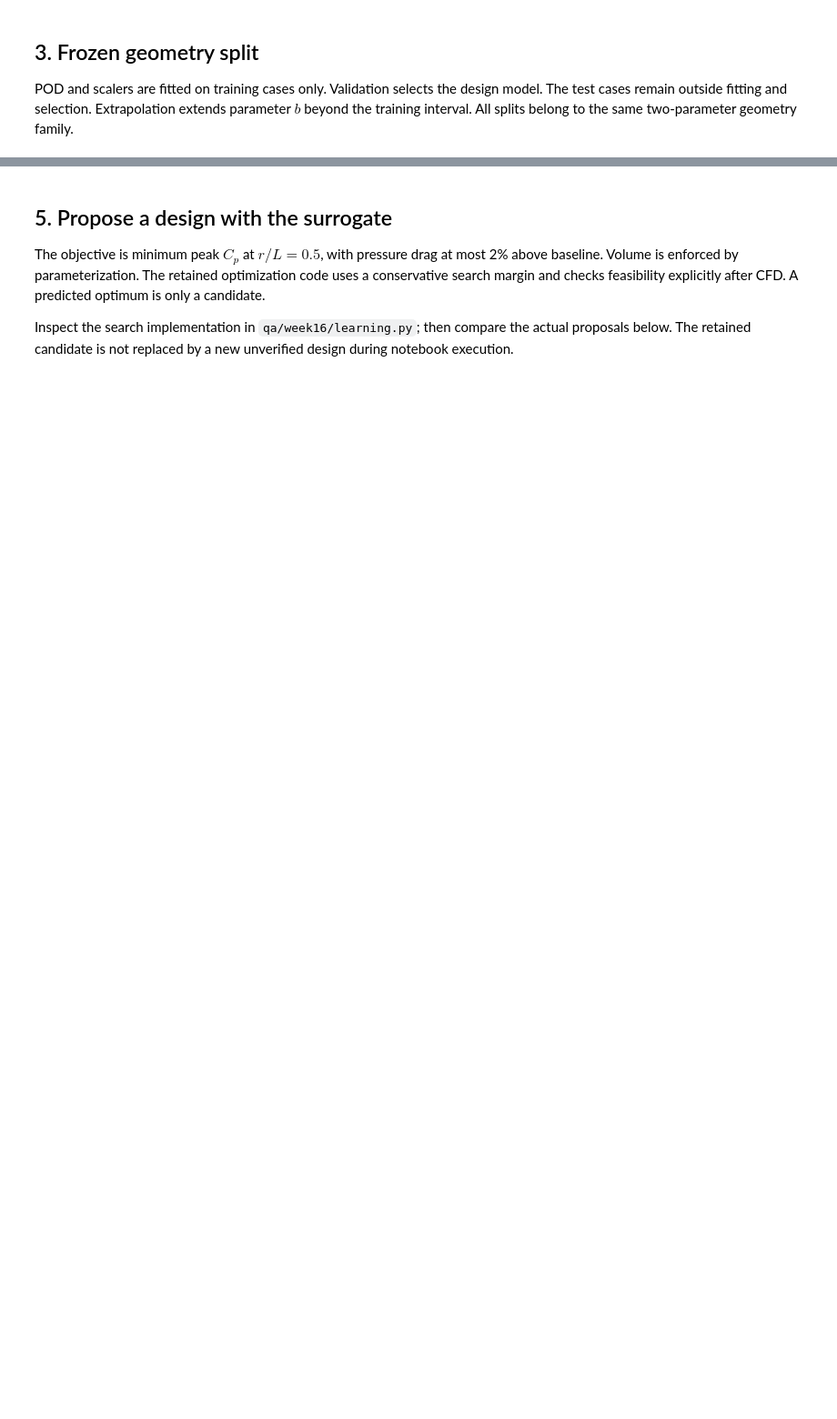
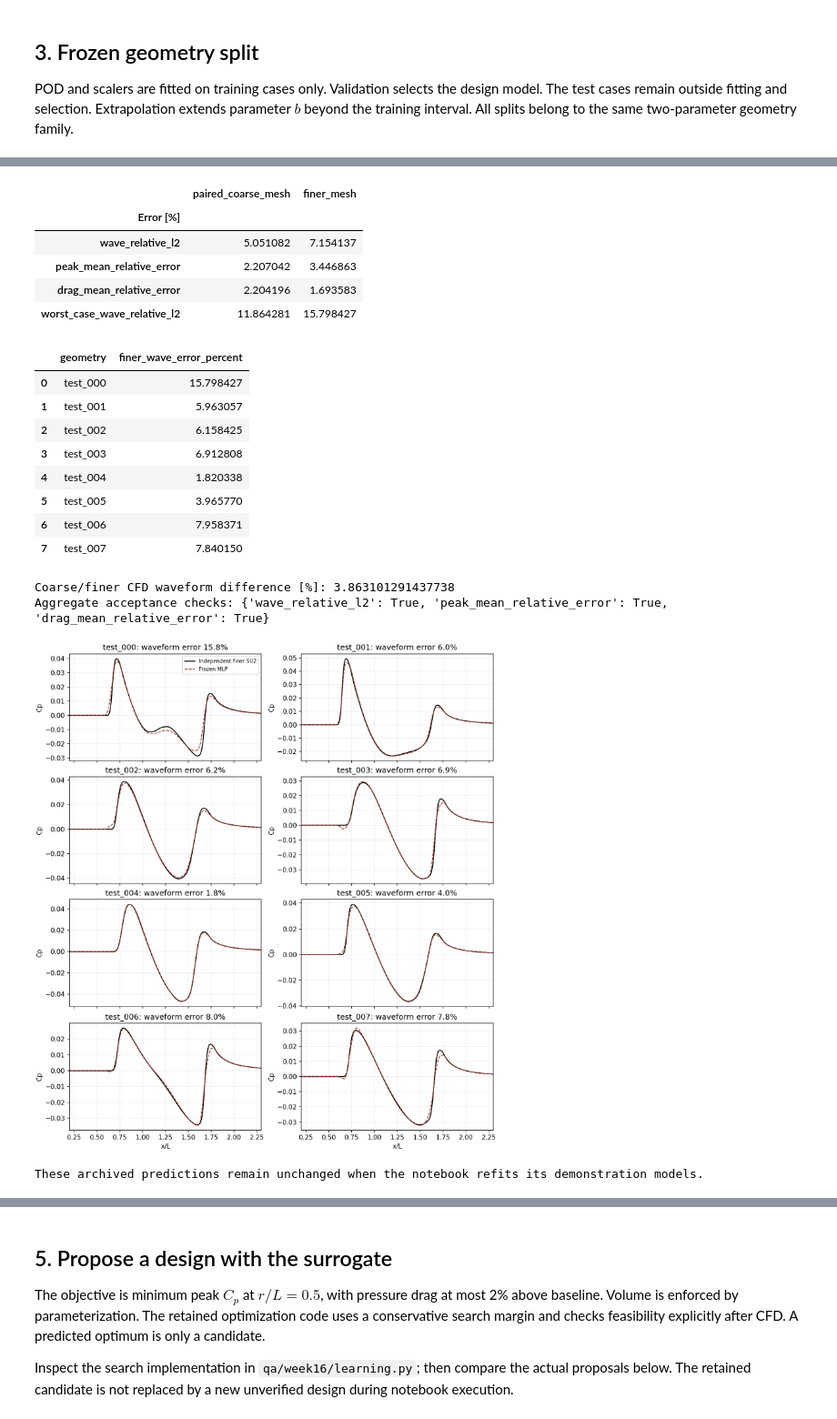
Before and after one commit to Ehsan-Roohi/FlowMLLab, a Jupyter notebook: notebooks/week16/W16_Supersonic_Shape_Optimization.ipynb, the cells around one changed output, grey strips where cells are left out. Shown at 91% size. Cells and saved outputs as stored; diff of their text form; code cells hidden in the pictures; blank space fills up the shorter version.

```diff
--- a/notebooks/week16/W16_Supersonic_Shape_Optimization.ipynb
+++ b/notebooks/week16/W16_Supersonic_Shape_Optimization.ipynb
@@ -191,0 +285,31 @@ axs[0,0].legend();fig.tight_layout();plt.show()
+# %%
+from independent_audit_report import build_report
+audit=build_report(write=False)
+keys=['wave_relative_l2','peak_mean_relative_error','drag_mean_relative_error','worst_case_wave_relative_l2']
+display(pd.DataFrame({label:{key:100*audit[label][key] for key in keys} for label in ['paired_coarse_mesh','finer_mesh']}).rename_axis('Error [%]'))
+display(pd.DataFrame({'geometry':audit['names'],'finer_wave_error_percent':100*np.asarray(audit['finer_mesh']['per_case_wave_relative_l2'])}))
+print('Coarse/finer CFD waveform difference [%]:',100*audit['coarse_to_finer_wave_relative_l2'])
+print('Aggregate acceptance checks:',audit['checks'])
+assert audit['passed']
+display(Image(filename=str(E/'reference/independent_neural_test.png')))
+print('These archived predictions remain unchanged when the notebook refits its demonstration models.')
+# %% [output]
+|  | paired_coarse_mesh | finer_mesh |
+| Error [%] |  |  |
+| wave_relative_l2 | 5.051082 | 7.154137 |
+| peak_mean_relative_error | 2.207042 | 3.446863 |
+| drag_mean_relative_error | 2.204196 | 1.693583 |
+| worst_case_wave_relative_l2 | 11.864281 | 15.798427 |
+|  | geometry | finer_wave_error_percent |
+| 0 | test_000 | 15.798427 |
+| 1 | test_001 | 5.963057 |
+| 2 | test_002 | 6.158425 |
+| 3 | test_003 | 6.912808 |
+| 4 | test_004 | 1.820338 |
+| 5 | test_005 | 3.965770 |
+| 6 | test_006 | 7.958371 |
+| 7 | test_007 | 7.840150 |
+Coarse/finer CFD waveform difference [%]: 3.863101291437738
+Aggregate acceptance checks: {'wave_relative_l2': True, 'peak_mean_relative_error': True, 'drag_mean_relative_error': True}
+[figure, added]
+These archived predictions remain unchanged when the notebook refits its demonstration models.
```
Also changed, not shown: parts of 31 cells of this notebook, 13 other files.
